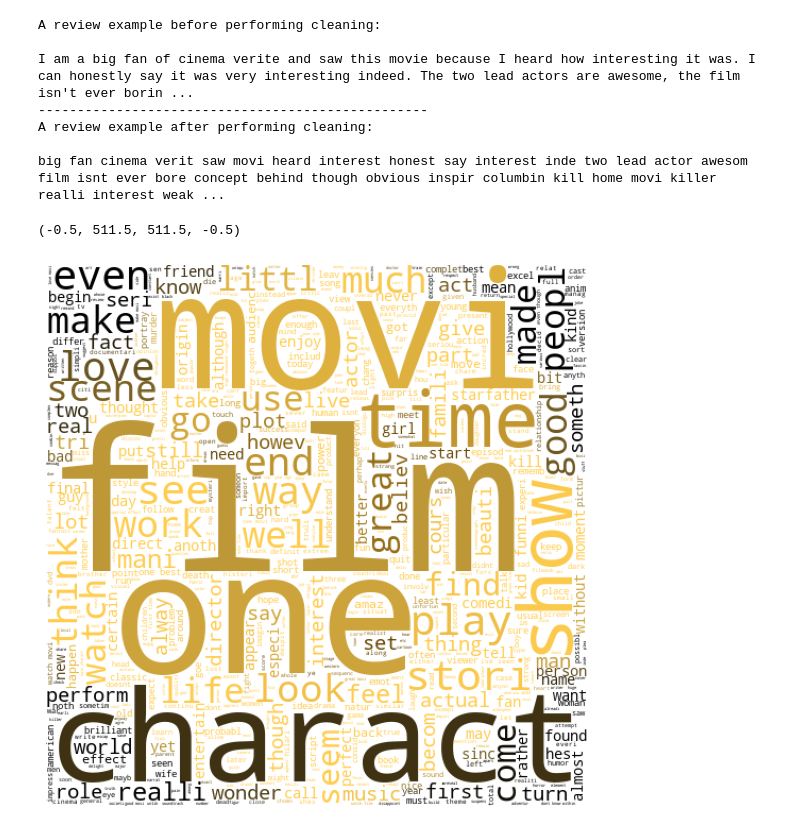
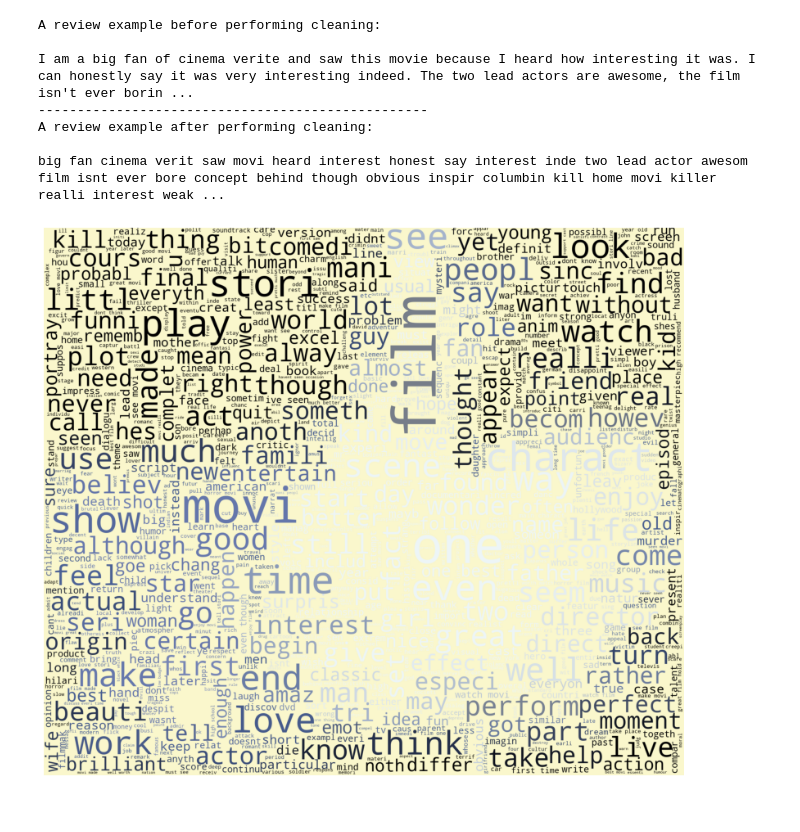
Before and after one commit to MohamedAmineDHIAB/NLP_models_benchmarks_on_IMDB_dataset, a Jupyter notebook: TF-IDF/tfidf.ipynb, the cells around one changed output. Saved outputs shown, nothing was run; the diff lists cells and outputs as text; code cells hidden in the pictures.

```diff
--- a/TF-IDF/tfidf.ipynb
+++ b/TF-IDF/tfidf.ipynb
@@ -86,16 +86,15 @@ df_new['sentiment'] = df_new['sentiment'].progress_apply(lambda x: 1 if x=='posi
 # Generate a word cloud image for positive reviews
 mask = np.array(Image.open("./data/positive.png"))
 pos_text=" ".join(review for review in df_new[df_new["sentiment"]==1].review)
-wordcloud_pos = WordCloud( mode="RGBA", max_words=10000, mask=mask,background_color="white").generate(pos_text)
+wordcloud_pos = WordCloud( mode="RGBA", max_words=1000, mask=mask,background_color="#FAF7CC").generate(pos_text)
 image_colors = ImageColorGenerator(mask);
 res=wordcloud_pos.recolor(color_func=image_colors)
 # %%
-plt.figure(figsize=[10,10])
+plt.figure(figsize=[14,14])
 plt.imshow(res, interpolation="kaiser");
 plt.axis("off")
 plt.show()
 # %% [output]
-(-0.5, 511.5, 511.5, -0.5)
-[figure, old version]
+[figure, new version]
 # %%
 # Generate a word cloud image for negative reviews
```
Also changed, not shown: parts of 2 cells of this notebook, 1 other file.
